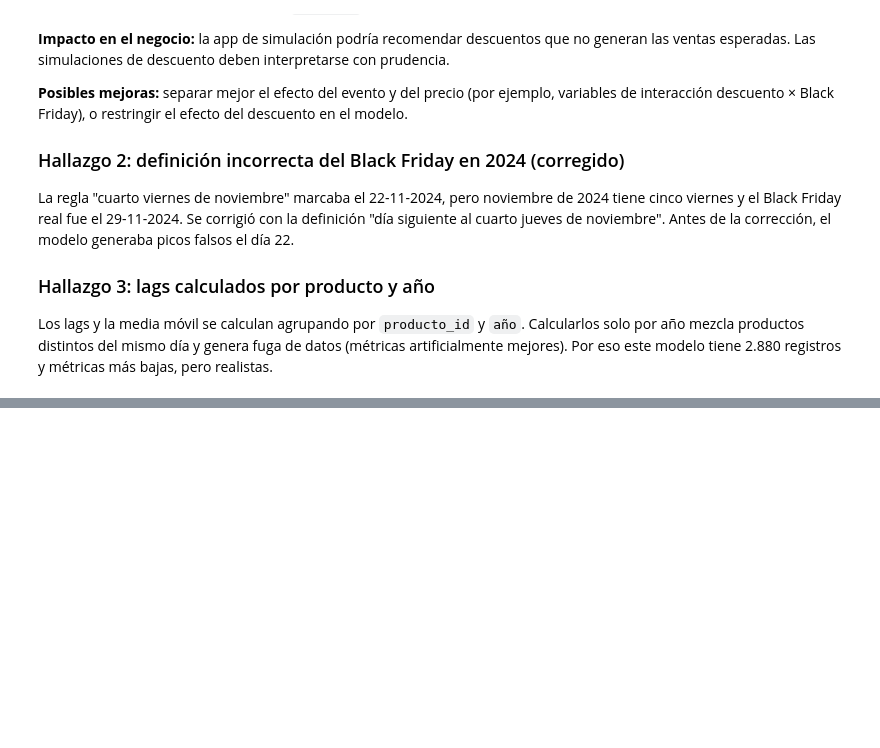
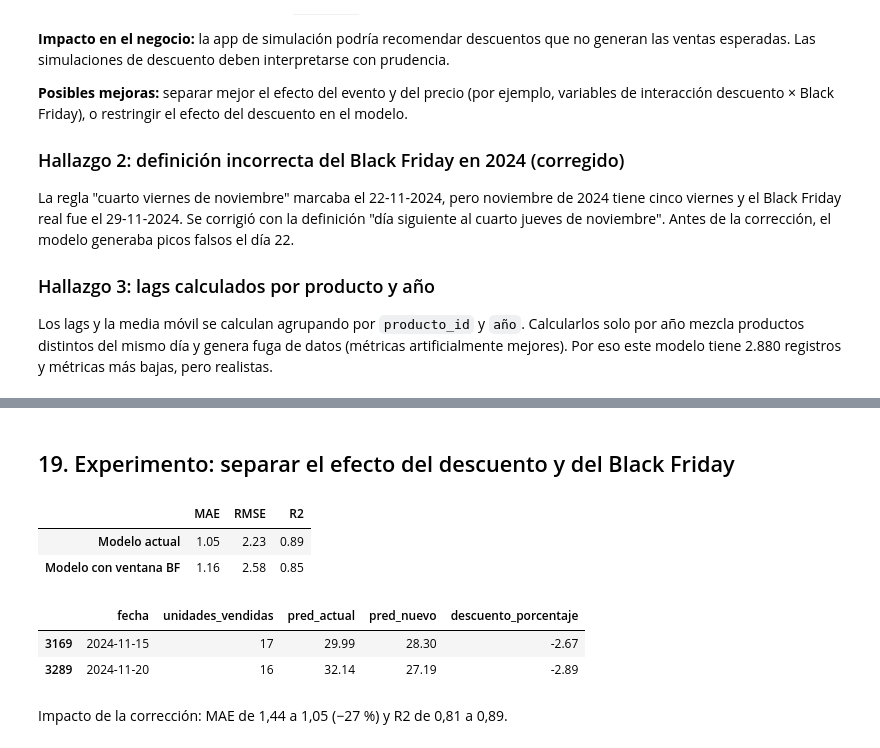
Before and after one commit to florenciaalmironfr-svg/prevision-ventes, a Jupyter notebook: notebooks/Entrenamiento.ipynb, the cells around one changed output, grey strips where cells are left out. Drawn from its saved outputs; the diff is of its cells as text; code cells hidden in the pictures; blank space fills up the shorter version.

Commit message:
Expérience remise vs Black Friday

```diff
--- a/notebooks/Entrenamiento.ipynb
+++ b/notebooks/Entrenamiento.ipynb
@@ -941,0 +1044,54 @@ Los lags y la media móvil se calculan agrupando por `producto_id` y `año`. Cal
+# %% [markdown]
+## 19. Experimento: separar el efecto del descuento y del Black Friday
+# %%
+# Agregar variables de evento sin modificar train_df ni validation_df
+def agregar_variables_evento(data):
+    data = data.copy()
+    bf = data["año"].map(fecha_black_friday)
+    data["dias_hasta_bf"] = (bf - data["fecha"]).dt.days
+    data["es_ventana_bf"] = data["dias_hasta_bf"].between(-3, 7)
+    data["descuento_en_bf"] = data["descuento_porcentaje"].where(data["es_ventana_bf"], 0)
+    data["descuento_fuera_bf"] = data["descuento_porcentaje"].where(~data["es_ventana_bf"], 0)
+    return data
+
+train2 = agregar_variables_evento(train_df)
+val2 = agregar_variables_evento(validation_df)
+
+# Reemplazar el descuento único por las variables separadas
+predictoras2 = [c for c in predictoras if c != "descuento_porcentaje"] + [
+    "dias_hasta_bf", "es_ventana_bf", "descuento_en_bf", "descuento_fuera_bf"
+]
+
+# Mismo modelo, mismos parámetros
+model2 = HistGradientBoostingRegressor(
+    learning_rate=0.05, max_iter=400, max_depth=7, l2_regularization=1.0, random_state=42
+)
+model2.fit(train2[predictoras2], train2["unidades_vendidas"])
+pred2 = model2.predict(val2[predictoras2])
+
+# Comparación general
+comparacion = pd.DataFrame(
+    [metricas(y_val, y_pred), metricas(y_val, pred2)],
+    index=["Modelo actual", "Modelo con ventana BF"],
+    columns=["MAE", "RMSE", "R2"],
+).round(2)
+display(comparacion)
+
+# Comparación en los días problemáticos de Adidas
+val2["pred_actual"] = y_pred
+val2["pred_nuevo"] = pred2
+dias_problema = pd.to_datetime(["2024-11-15", "2024-11-20"])
+display(
+    val2[(val2["nombre"] == "Adidas Ultraboost 23") & (val2["fecha"].isin(dias_problema))][
+        ["fecha", "unidades_vendidas", "pred_actual", "pred_nuevo", "descuento_porcentaje"]
+    ].round(2)
+)
+# %% [output]
+|  | MAE | RMSE | R2 |
+| Modelo actual | 1.05 | 2.23 | 0.89 |
+| Modelo con ventana BF | 1.16 | 2.58 | 0.85 |
+|  | fecha | unidades_vendidas | pred_actual | pred_nuevo | descuento_porcentaje |
+| 3169 | 2024-11-15 | 17 | 29.99 | 28.30 | -2.67 |
+| 3289 | 2024-11-20 | 16 | 32.14 | 27.19 | -2.89 |
+# %% [markdown]
+Impacto de la corrección: MAE de 1,44 a 1,05 (−27 %) y R2 de 0,81 a 0,89.
```
Also changed, not shown: parts of 7 cells of this notebook.
